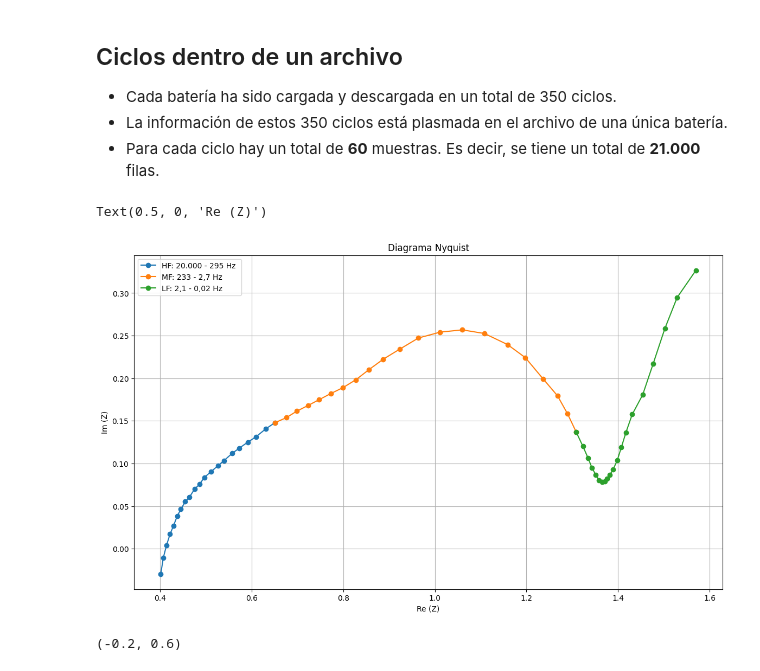
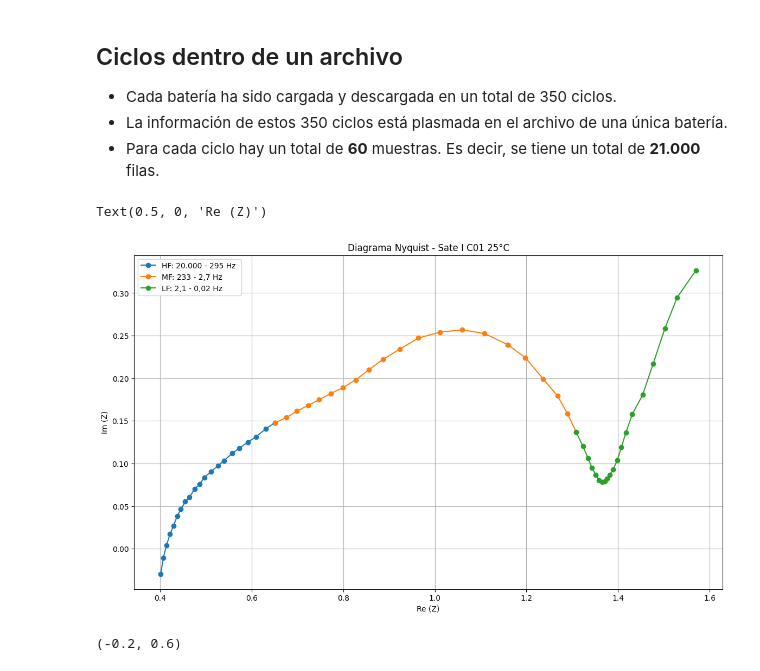
Before and after one commit to SebaVillagra00/ICM2985-SOH-IPRE, a Jupyter notebook: EIS Cambridge/EIS csv/NyquistPlots.ipynb, the cells around one changed output. Drawn from its saved outputs; the diff is of its cells as text; code cells hidden in the pictures.

Commit message:
Update NyquistPlots.ipynb
actualizado

```diff
--- a/EIS Cambridge/EIS csv/NyquistPlots.ipynb
+++ b/EIS Cambridge/EIS csv/NyquistPlots.ipynb
@@ -45,20 +45,20 @@ def cycle_reactances(dataFrame):
 # %%
 reZ = df1_C1["Re(Z)/Ohm"].to_list()
 imZ = df1_C1["-Im(Z)/Ohm"].to_list()
 
 plt.figure(figsize=(14,8))
 
 plt.plot(reZ[0:20+1],imZ[0:20+1], marker='o', label="HF: 20.000 - 295 Hz ")
 plt.plot(reZ[21-1:40+1],imZ[21-1:40+1], marker='o', label="MF: 233 - 2,7 Hz ")
 plt.plot(reZ[41-1:60],imZ[41-1:60], marker='o', label="LF: 2,1 - 0,02 Hz ")
 plt.legend()
 plt.grid()
-plt.title("Diagrama Nyquist")
+plt.title("Diagrama Nyquist - Sate I C01 25°C")
 plt.ylabel("Im (Z)")
 plt.xlabel("Re (Z)")
 # %% [output]
 Text(0.5, 0, 'Re (Z)')
-[figure, old version]
+[figure, new version]
 # %%
 # Data Bateria 1
 resistencias_C1 = cycle_resistances(df1_C1)
```
Also changed, not shown: parts of 2 cells of this notebook.
